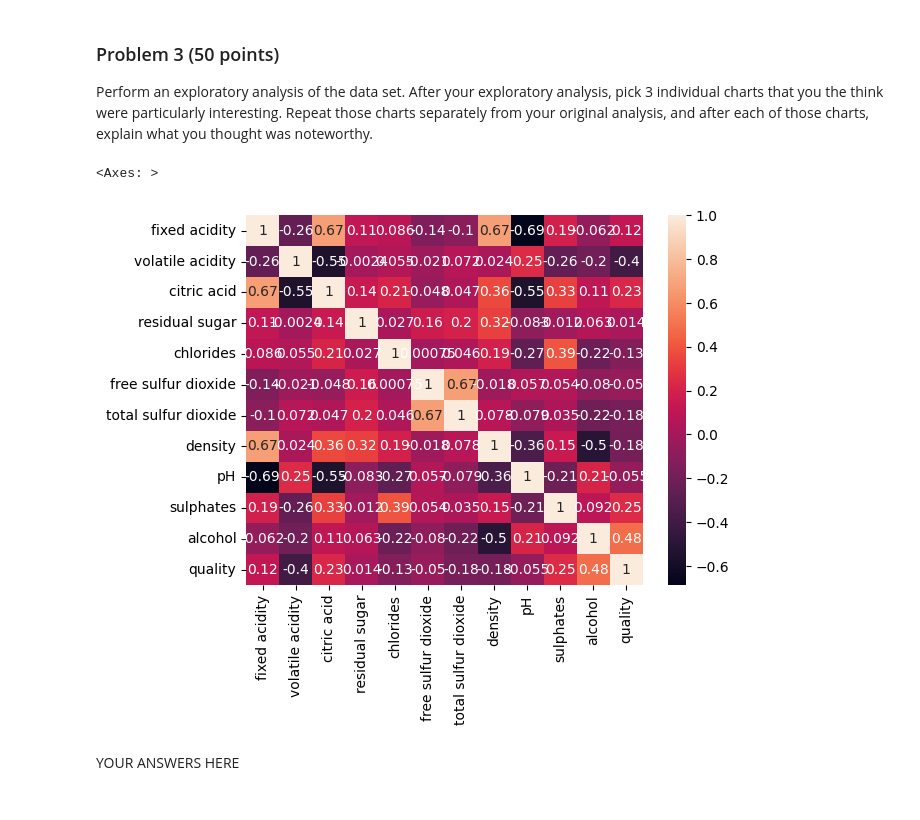
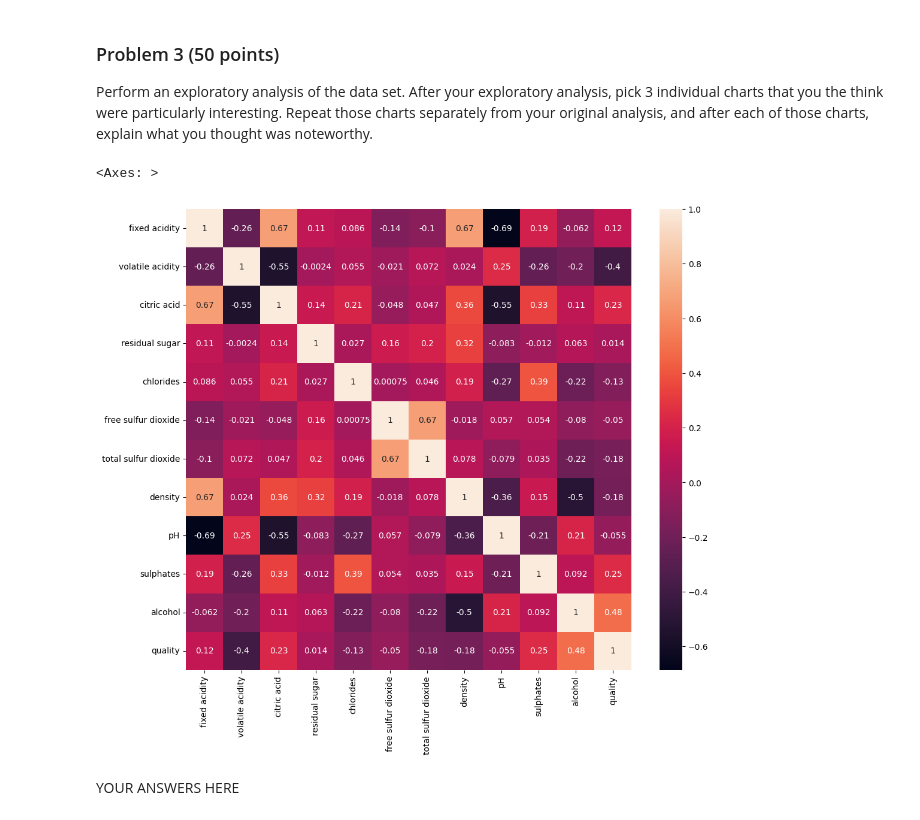
Before and after one commit to tware5-star/dx602-final-project, a Jupyter notebook: project.ipynb, the cells around one changed output. Drawn from its saved outputs; the diff is of its cells as text; code cells hidden in the pictures.

Commit message:
formatted sns.heapmap in Problem 3

```diff
--- a/project.ipynb
+++ b/project.ipynb
@@ -241,27 +229,37 @@ Repeat those charts separately from your original analysis, and after each of th
 # %%
 #### Perform an exploratory analysis on the dataset
 
 ### As a part of Problem 1 df.isnull() and df.isna() were also run to see if there was any missing data in the dataset
 
 df.duplicated().sum() # checks for duplicate data in the dataset. Returned 240 rows
 df_without_duplicates = df.drop_duplicates() # Create variable for df without duplicate rows. Should be 240 rows less than original df
 
 df_without_duplicates # Display dataframe after removal of duplicate rows
 
 ### Generate statics such as min, max, etc for non duplicated column
 
 df_without_duplicates.describe()
 
 ### Look into pairwise correlation df.corr()
 
-sns.heatmap(df_without_duplicates.corr(), annot=True) ##Further explain what the annot numbers mean and why this would be useful in understanding the data
+plt.figure(figsize=(12,10)) ## Increase figure size as annotations are not showing up correctly by default in heatmap.
+sns.heatmap(df_without_duplicates.corr(), annot=True) # Create heatmap chart to look into the correlation between columns and give a visualation on how the columns affect each other.
+### Could change the color of the heatmap, but the default color is cool and looks easy to read
+### Also debated changing the .corr numbers to be formatted with only 2 digits by adding fmt='.2f' but some of the values change to just 0.00
+
+
+
+
+
+
+
 
 ### After analysis is completed pick 3 individual charts that were interesting
 ### Repeat those charts after the analysis
 ### Describe what is noteworthy about the chart
 # %% [output]
 <Axes: >
-[figure, old version]
+[figure, new version]
 # %% [markdown]
 YOUR ANSWERS HERE
 # %% [markdown]
```
Also changed, not shown: parts of 2 cells of this notebook.
